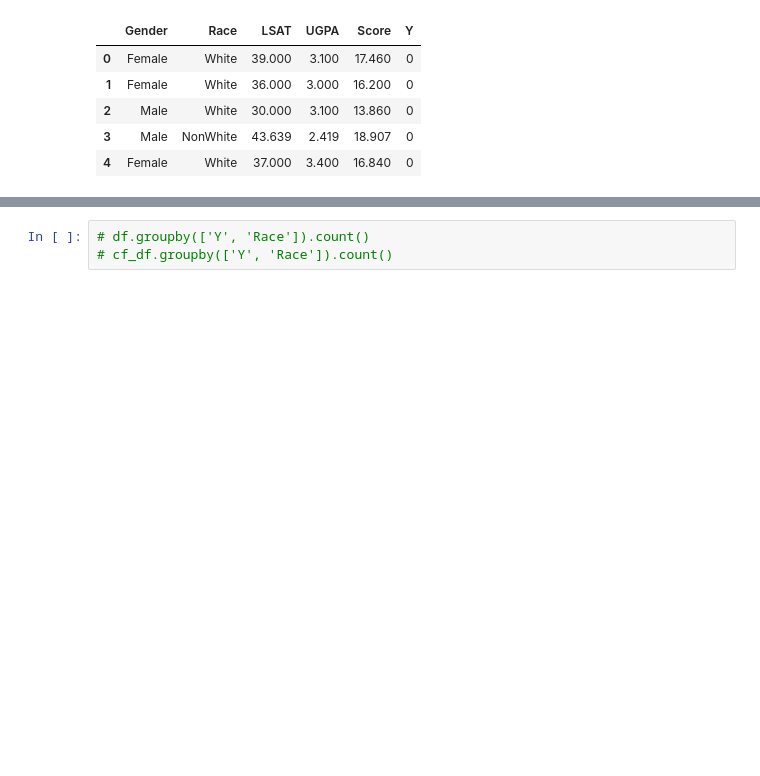
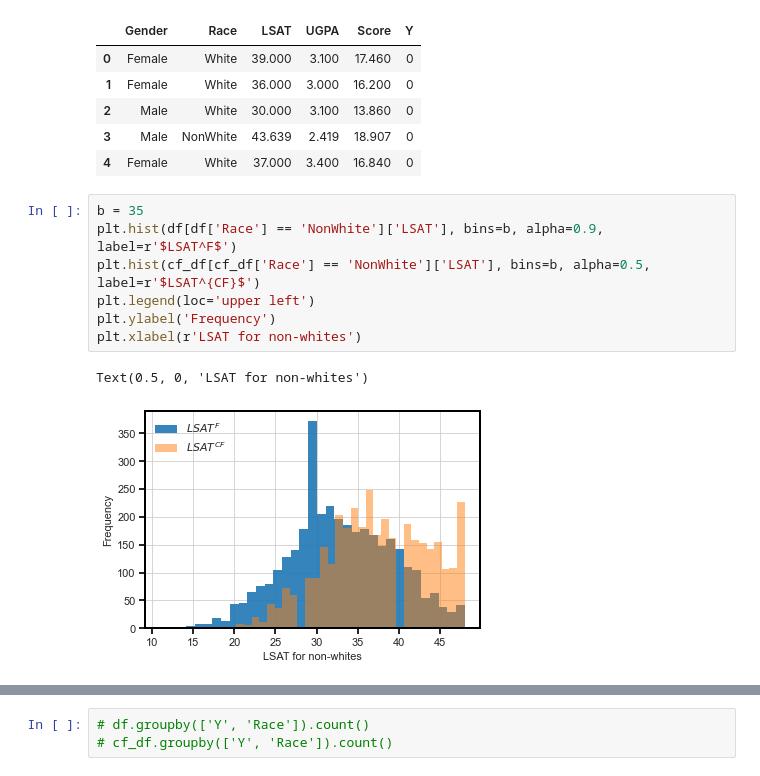
Before and after one commit to cc-jalvarez/counterfactual-situation-testing, a Jupyter notebook: src/analysis_law_school.ipynb, the cells around one changed output, grey strips where cells are left out. Drawn from its saved outputs; the diff is of its cells as text; blank space fills up the shorter version.

```diff
--- a/src/analysis_law_school.ipynb
+++ b/src/analysis_law_school.ipynb
@@ -300,3 +343,13 @@ cf_df.head(5)
 | 2 | Male | White | 30.000 | 3.100 | 13.860 | 0 |
 | 3 | Male | NonWhite | 43.639 | 2.419 | 18.907 | 0 |
 | 4 | Female | White | 37.000 | 3.400 | 16.840 | 0 |
+# %%
+b = 35
+plt.hist(df[df['Race'] == 'NonWhite']['LSAT'], bins=b, alpha=0.9, label=r'$LSAT^F$')
+plt.hist(cf_df[cf_df['Race'] == 'NonWhite']['LSAT'], bins=b, alpha=0.5, label=r'$LSAT^{CF}$')
+plt.legend(loc='upper left')
+plt.ylabel('Frequency')
+plt.xlabel(r'LSAT for non-whites')
+# %% [output]
+Text(0.5, 0, 'LSAT for non-whites')
+[figure, added]
```
Also changed, not shown: parts of 53 cells of this notebook, 4 other files.
